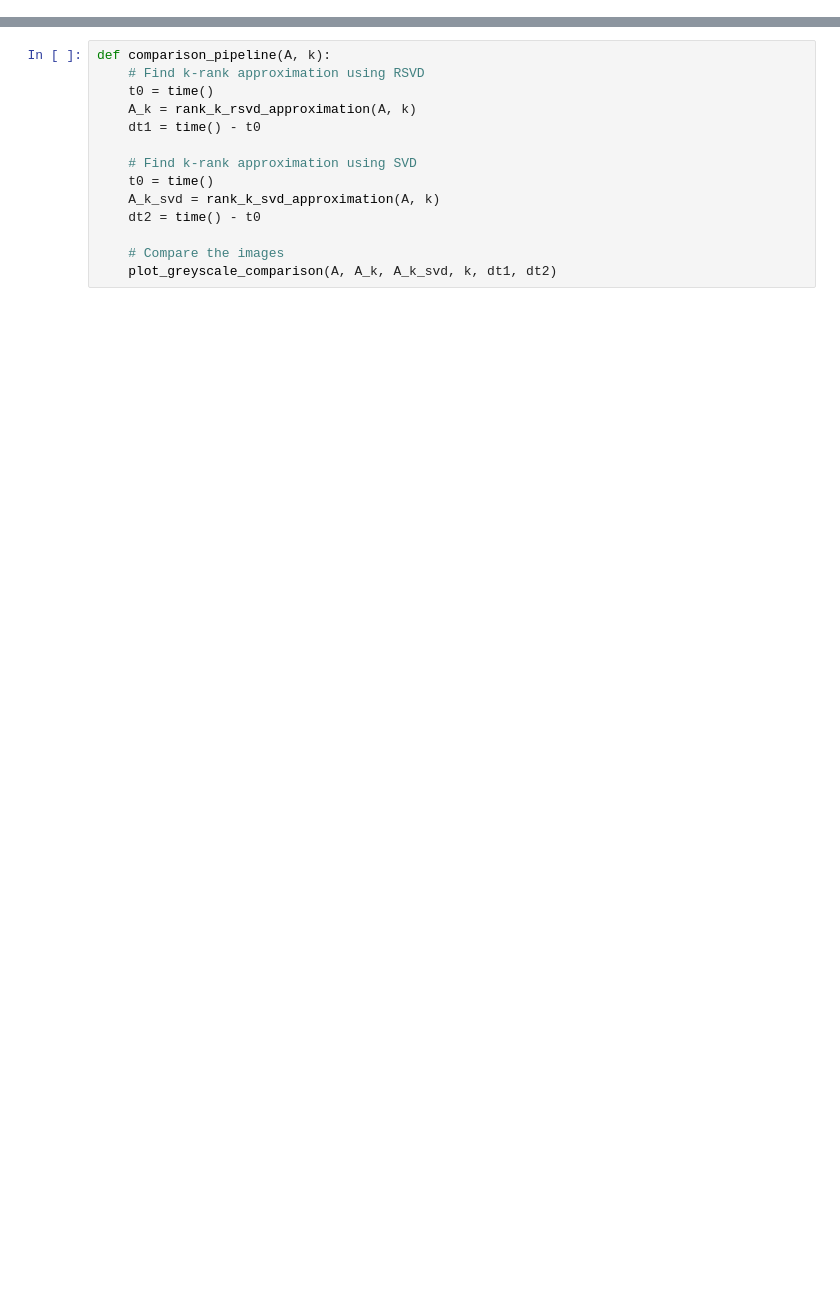
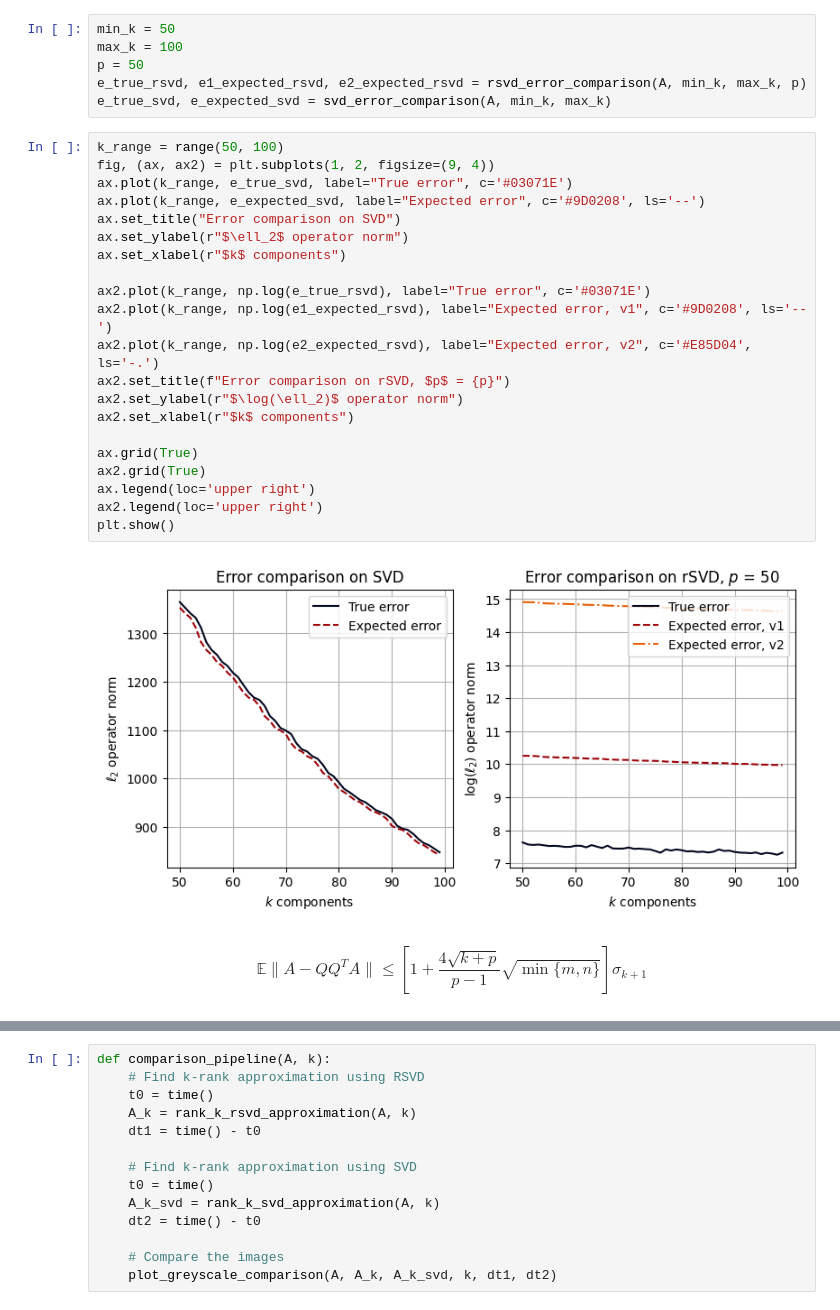
Before and after one commit to EliasSev/randomized-svd-paper, a Jupyter notebook: notebooks/rsdv.ipynb, the cells around one changed output, grey strips where cells are left out. Saved outputs shown, nothing was run; the diff lists cells and outputs as text; blank space fills up the shorter version.

```diff
--- a/notebooks/rsdv.ipynb
+++ b/notebooks/rsdv.ipynb
@@ -78,0 +120,36 @@ A.shape
+# %%
+min_k = 50
+max_k = 100
+p = 50
+e_true_rsvd, e1_expected_rsvd, e2_expected_rsvd = rsvd_error_comparison(A, min_k, max_k, p)
+e_true_svd, e_expected_svd = svd_error_comparison(A, min_k, max_k)
+# %%
+k_range = range(50, 100)
+fig, (ax, ax2) = plt.subplots(1, 2, figsize=(9, 4))
+ax.plot(k_range, e_true_svd, label="True error", c='#03071E')
+ax.plot(k_range, e_expected_svd, label="Expected error", c='#9D0208', ls='--')
+ax.set_title("Error comparison on SVD")
+ax.set_ylabel(r"$\ell_2$ operator norm")
+ax.set_xlabel(r"$k$ components")
+
+ax2.plot(k_range, np.log(e_true_rsvd), label="True error", c='#03071E')
+ax2.plot(k_range, np.log(e1_expected_rsvd), label="Expected error, v1", c='#9D0208', ls='--')
+ax2.plot(k_range, np.log(e2_expected_rsvd), label="Expected error, v2", c='#E85D04', ls='-.')
+ax2.set_title(f"Error comparison on rSVD, $p$ = {p}")
+ax2.set_ylabel(r"$\log(\ell_2)$ operator norm")
+ax2.set_xlabel(r"$k$ components")
+
+ax.grid(True)
+ax2.grid(True)
+ax.legend(loc='upper right')
+ax2.legend(loc='upper right')
+plt.show()
+# %% [output]
+[figure, added]
+# %% [markdown]
+$$
+\mathbb{E}\|A - QQ^TA\| \le
+\left[
+1 + \frac{4\sqrt{k+p}}{p-1}\sqrt{\min\{m,n\}}
+\right]\sigma_{k+1}
+$$
```
Also changed, not shown: parts of 12 cells of this notebook, 4 other files.
